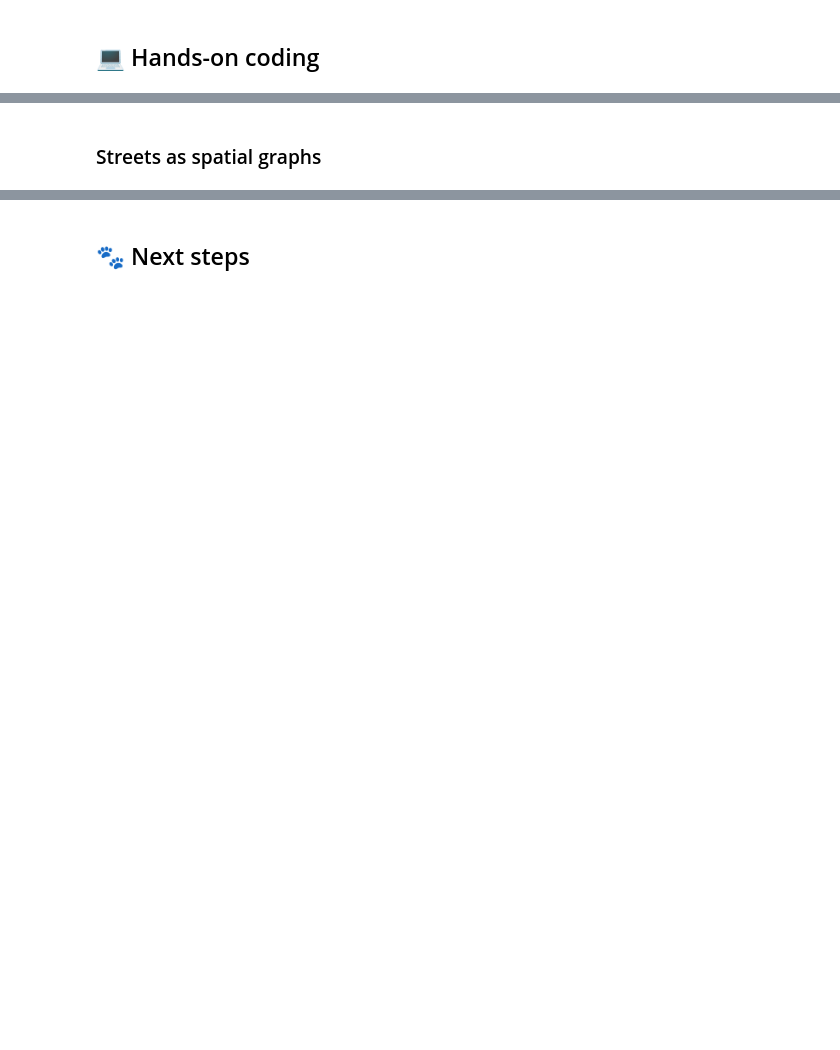
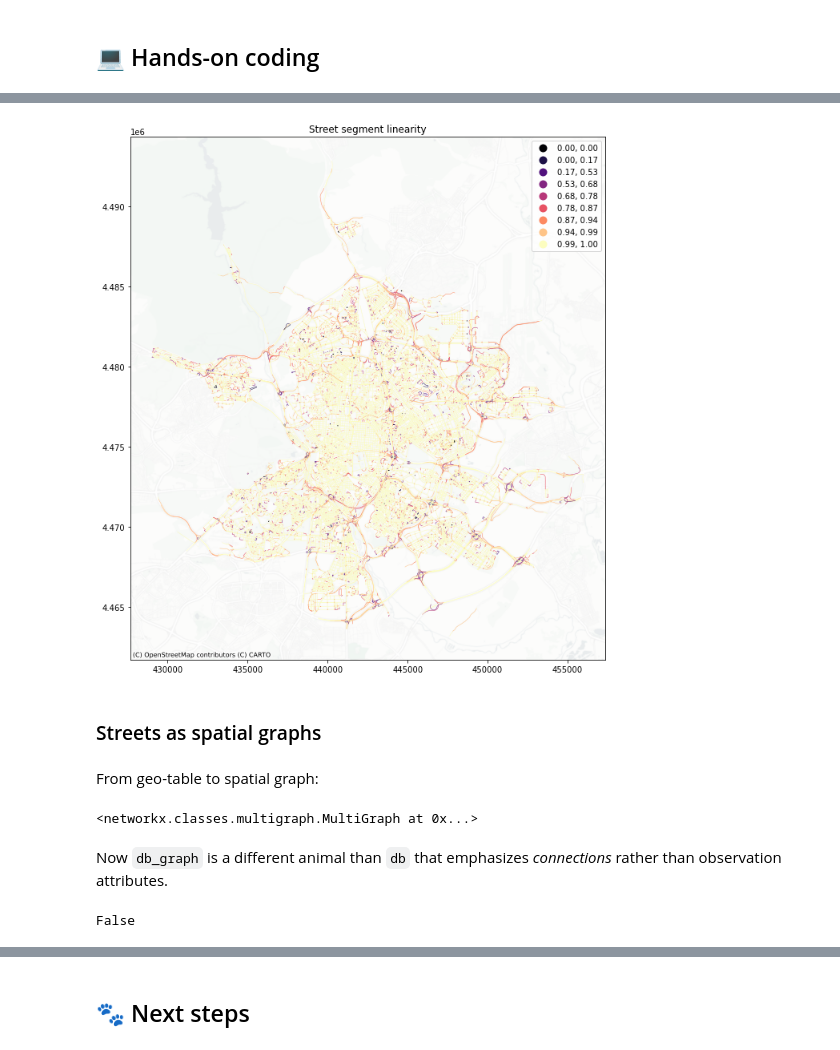
Before and after one commit to darribas/gds4ae, a Jupyter notebook: content/notebooks/07-Spatial_networks.ipynb, the cells around one changed output, grey strips where cells are left out. Drawn from its saved outputs; the diff is of its cells as text; code cells hidden in the pictures; blank space fills up the shorter version.

```diff
--- a/content/notebooks/07-Spatial_networks.ipynb
+++ b/content/notebooks/07-Spatial_networks.ipynb
@@ -7,2 +115,37 @@
+# %%
+ax = db_tab.assign(
+    linearity=linearity
+).plot(
+    "linearity",
+    scheme="fisherjenkssampled",
+    k=9,
+    legend=True,
+    linewidth=0.5,
+    figsize=(12, 12),
+    cmap="magma"
+)
+contextily.add_basemap(
+    ax,
+    crs=db_tab.crs,
+    source=contextily.providers.CartoDB.PositronNoLabels,
+    alpha=0.5
+)
+ax.set_title("Street segment linearity");
+# %% [output]
+[figure, added]
 # %% [markdown]
 ### Streets as spatial graphs
+# %% [markdown]
+From geo-table to spatial graph:
+# %%
+db_graph = momepy.gdf_to_nx(db_tab)
+
+db_graph
+# %% [output]
+<networkx.classes.multigraph.MultiGraph at 0x...>
+# %% [markdown]
+Now `db_graph` is a different animal than `db` that emphasizes *connections* rather than observation attributes.
+# %%
+db_graph.is_directed()
+# %% [output]
+False
```
Also changed, not shown: parts of 61 cells of this notebook, 2 other files.
